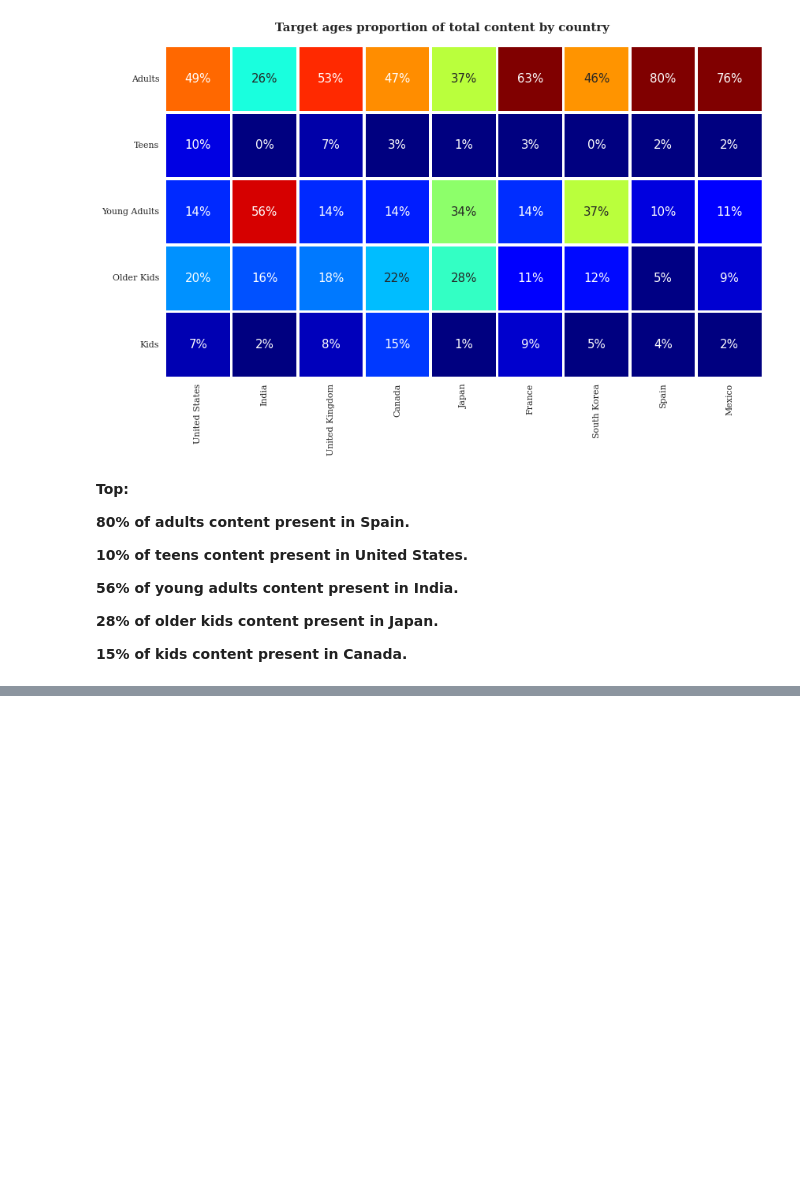
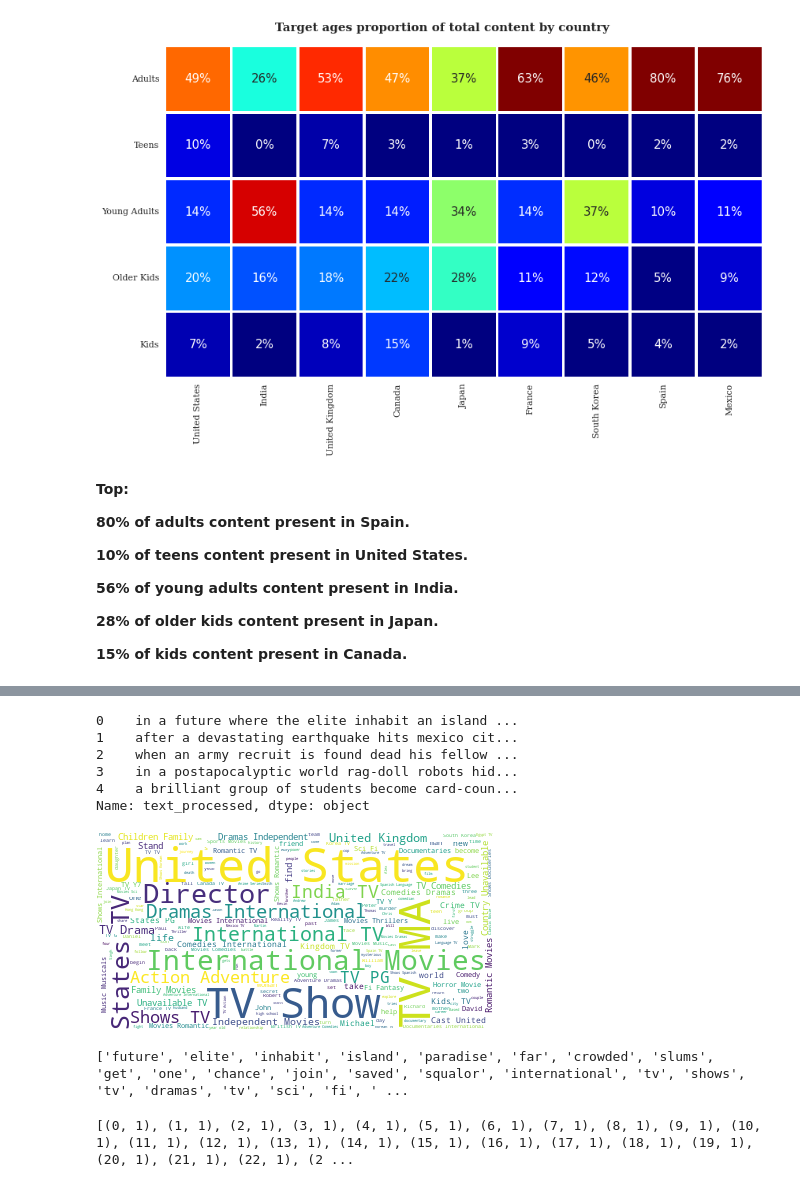
Before and after one commit to Bhushan271098/NETFLIX-MOVIES-AND-TV-SHOWS-CLUSTERING, a Jupyter notebook: Copy_of_NETFLIX_MOVIES_AND_TV_SHOWS_CLUSTERING.ipynb, the cells around one changed output, grey strips where cells are left out. Saved outputs shown, nothing was run; the diff lists cells and outputs as text; code cells hidden in the pictures; blank space fills up the shorter version.

```diff
--- a/Copy_of_NETFLIX_MOVIES_AND_TV_SHOWS_CLUSTERING.ipynb
+++ b/Copy_of_NETFLIX_MOVIES_AND_TV_SHOWS_CLUSTERING.ipynb
@@ -866,0 +881,5 @@ plt.show()
+# %%
+# obtain dataframe of text data
+cluster_df = df[['title']]
+cluster_df['cluster_data'] = (df['description'] + ' ' + df['listed_in'] + ' ' + df['director'] + ' ' + df['cast'] + ' ' + df['country'] + ' ' + df['rating']).astype(str)
+cluster_df.head()
@@ -866,0 +893,56 @@ plt.show()
+# %%
+# Remove punctuation
+cluster_df['text_processed'] = \
+cluster_df['cluster_data'].map(lambda x: re.sub('[,\.!?]', '', x))
+# Convert the titles to lowercase
+cluster_df['text_processed'] = \
+cluster_df['text_processed'].map(lambda x: x.lower())
+# Print out the first rows of papers
+cluster_df['text_processed'].head()
+# %% [output]
+0    in a future where the elite inhabit an island ...
+1    after a devastating earthquake hits mexico cit...
+2    when an army recruit is found dead his fellow ...
+3    in a postapocalyptic world rag-doll robots hid...
+4    a brilliant group of students become card-coun...
+Name: text_processed, dtype: object
+# %%
+# Join the different processed titles together.
+long_string = ','.join(list(cluster_df['cluster_data'].values))
+# Create a WordCloud object
+wordcloud = WordCloud(background_color="white", max_words=5000, contour_width=3, contour_color='steelblue')
+# Generate a word cloud
+wordcloud.generate(long_string)
+# Visualize the word cloud
+wordcloud.to_image()
+# %% [output]
+[figure, added]
+# %%
+# data word after removing stop word
+stop_words = stopwords.words('english')
+stop_words.extend(['from', 'subject', 're', 'edu', 'use'])
+def sent_to_words(sentences):
+    for sentence in sentences:
+        # deacc=True removes punctuations
+        yield(gensim.utils.simple_preprocess(str(sentence), deacc=True))
+def remove_stopwords(texts):
+    return [[word for word in simple_preprocess(str(doc))
+             if word not in stop_words] for doc in texts]
+data = cluster_df.text_processed.values.tolist()
+data_words = list(sent_to_words(data))
+# remove stop words
+data_words = remove_stopwords(data_words)
+print(data_words[:1][0][:50])
+# %% [output]
+['future', 'elite', 'inhabit', 'island', 'paradise', 'far', 'crowded', 'slums', 'get', 'one', 'chance', 'join', 'saved', 'squalor', 'international', 'tv', 'shows', 'tv', 'dramas', 'tv', 'sci', 'fi', ' ...
+# %%
+# Create Dictionary
+id2word = corpora.Dictionary(data_words)
+# Create Corpus
+texts = data_words
+# Term Document Frequency
+corpus = [id2word.doc2bow(text) for text in texts]
+# View
+print(corpus[:1][0][:50])
+# %% [output]
+[(0, 1), (1, 1), (2, 1), (3, 1), (4, 1), (5, 1), (6, 1), (7, 1), (8, 1), (9, 1), (10, 1), (11, 1), (12, 1), (13, 1), (14, 1), (15, 1), (16, 1), (17, 1), (18, 1), (19, 1), (20, 1), (21, 1), (22, 1), (2 ...
```
Also changed, not shown: parts of 19 cells of this notebook.
